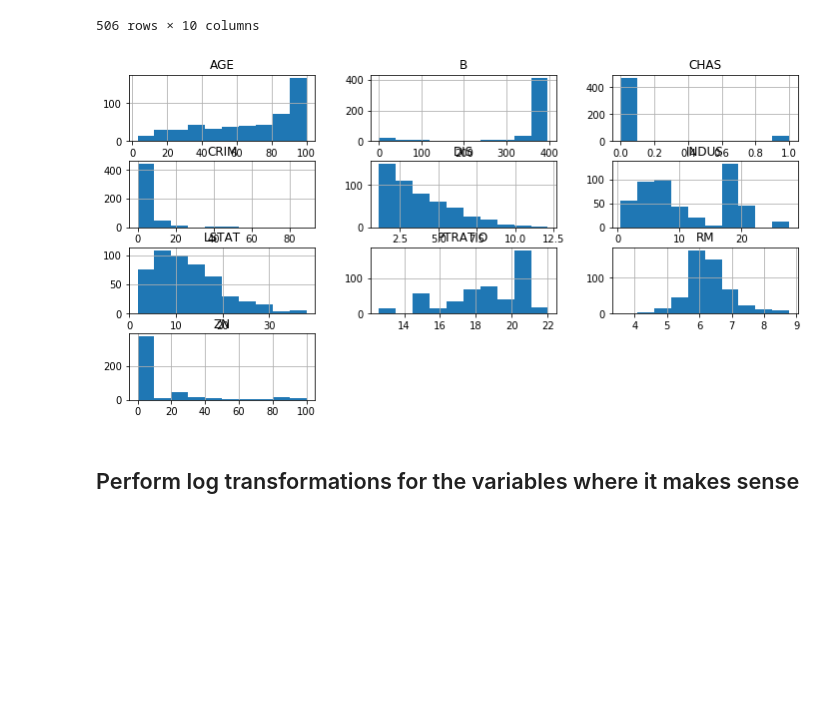
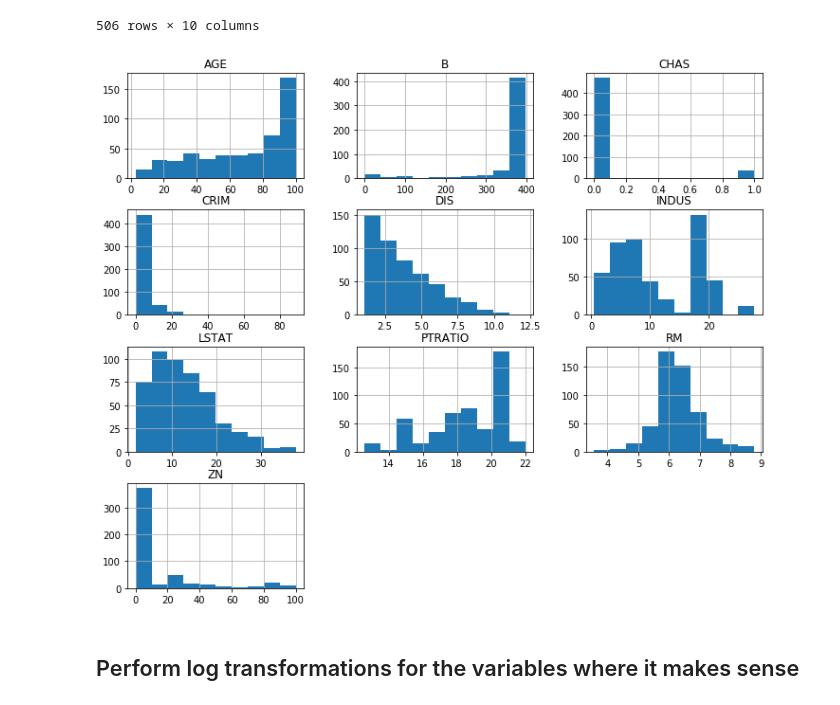
Before and after one commit to vanacorec/dsc-feature-scaling-and-normalization---lab-nyc-ds-career-012819, a Jupyter notebook: index.ipynb, the cells around one changed output. Drawn from its saved outputs; the diff is of its cells as text; code cells hidden in the pictures; blank space fills up the shorter version.

```diff
--- a/index.ipynb
+++ b/index.ipynb
@@ -79,9 +79,9 @@ boston_continuous_features
 | 505 | 0.04741 | 0.0 | 11.93 | 0.0 | 6.030 | 80.8 | 2.5050 | 21.0 | 396.90 | 7.88 |
 506 rows × 10 columns
 # %%
-boston_continuous_features.hist(figsize  = [12, 6]);
+boston_continuous_features.hist(figsize  = [12, 10]);
 # %% [output]
-[figure, old version]
+[figure, new version]
 # %% [markdown]
 ## Perform log transformations for the variables where it makes sense
 # %% [markdown]
```
